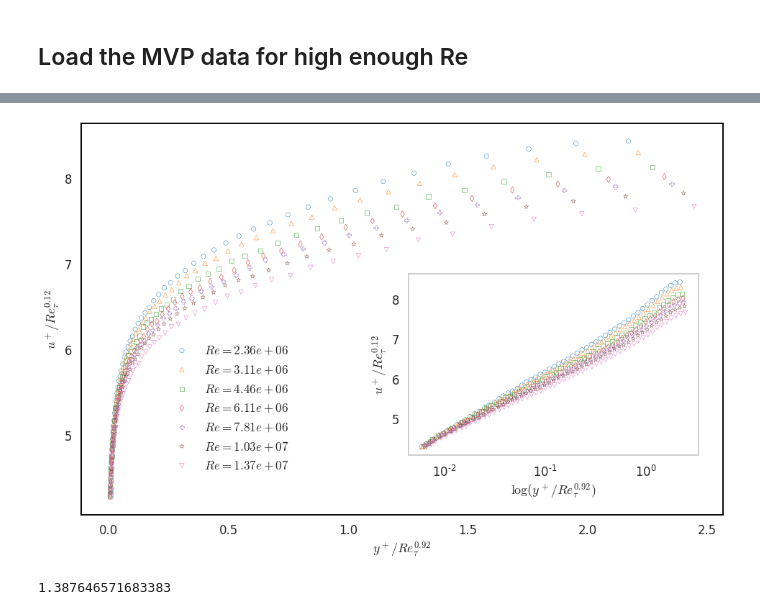
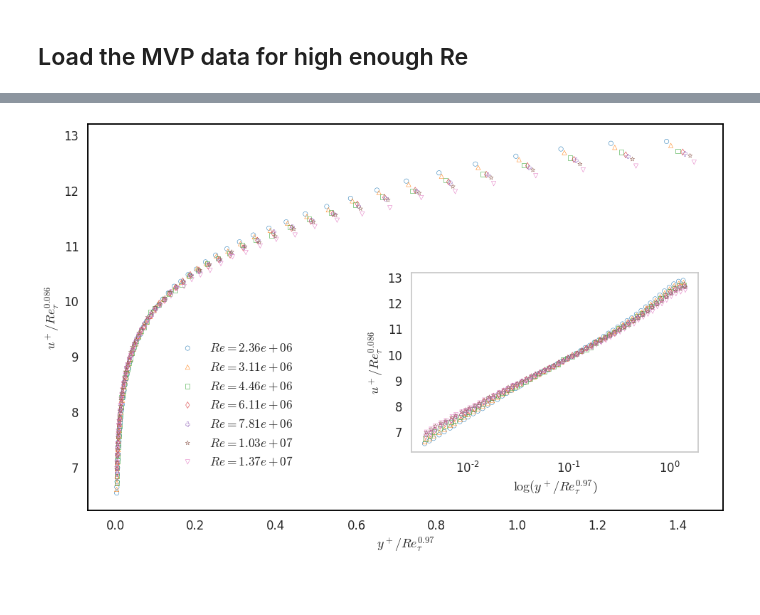
Before and after one commit to gabrielsanfins/BarenNet, a Jupyter notebook: src/notebooks/BarenNet_Extreme_Re_Log.ipynb, the cells around one changed output, grey strips where cells are left out. Drawn from its saved outputs; the diff is of its cells as text; code cells hidden in the pictures; blank space fills up the shorter version.

```diff
--- a/src/notebooks/BarenNet_Extreme_Re_Log.ipynb
+++ b/src/notebooks/BarenNet_Extreme_Re_Log.ipynb
@@ -78,10 +99,11 @@ ytrain = pd.DataFrame.from_dict(dic_y).values
 loss = 'mean_squared_error'
 optimizer = 'adam'
 best_loss = 50.0
-n_fits = 20                       # Number of model fits we will try to perform
+n_fits = 50                       # Number of model fits we will try to perform
 n_epochs_initial = 100           # Number of epochs we will train inside the loop
 n_epochs_final = 10000            # Number of epochs we will train after convergence is established
 successfull_tries = 0
+models = []
 
 # model = Create_Similarity_Model(n_nonsimilar = n_nonsimilar, n_similar = n_similar)
 # model.compile(loss = loss, optimizer = optimizer)
@@ -96,6 +118,7 @@ while successfull_tries < n_fits:
         successfull_tries += 1
         model.fit(xtrain, ytrain, epochs = n_epochs_final, verbose = 0)
         good_loss = model.evaluate(xtrain, ytrain, verbose = 0)
+        models.append(model)
         print("Iteration " + str(successfull_tries) + ": current loss = " + str(good_loss))
         if good_loss < best_loss:
             best_model = model
@@ -165,0 +345,19 @@ Exponents multiplicating outside the function: [0.12577857]
+# %%
+j = 0
+
+for model in models:
+
+    for i in range(n_nonsimilar):
+        similarity_exponents = model.get_layer('similarity_layer_' + str(i+1)).weights[0][0].numpy()
+        print('Exponents multiplicating inside the function for model ' + str(j) + ' in ' + nonsimilar_keys[i] + ': ' + str(similarity_exponents))
+
+    multiplication_exponents = model.get_layer('multiplication_layer').weights[0][0].numpy()
+    print('Exponents multiplicating outside the function for model ' + str(j) + ': '  + str(multiplication_exponents))
+    j += 1
+
+for i in range(n_nonsimilar):
+    similarity_exponents = best_model.get_layer('similarity_layer_' + str(i+1)).weights[0][0].numpy()
+    print('Exponents multiplicating inside the function for  best model: ' + nonsimilar_keys[i] + ': ' + str(similarity_exponents))
+
+multiplication_exponents = best_model.get_layer('multiplication_layer').weights[0][0].numpy()
+print('Exponents multiplicating outside the function for best model: '  + str(multiplication_exponents))
@@ -166,6 +382,6 @@ Exponents multiplicating outside the function: [0.12577857]
 # %%
-scaling_factor_y = - similarity_exponents
-scaling_factor_u = multiplication_exponents
+scaling_factor_y = 0.97
+scaling_factor_u = 0.086
 
 y__ = []
 u__ = []
@@ -185,41 +401,36 @@ ax2 = fig.add_axes([left, bottom, width, height])
 
 colors = matplotlib.cm.tab10(np.linspace(0, 1, 10))
 markers=['o','^','s','d','P','*','v','X','<']
 line_width = 0.5
 
 j=0
 for i in range(len(dfs)):
     ax1.scatter(y__[i][:-1] , u__[i][:-1] , s=40 , linewidth = line_width , facecolors='none', color = colors[i], marker = markers[j%len(markers)], label = r'$Re= $'+r'${:.2e}$'.format(Re[i]))
     j+=1
 
 j=0
 for i in range(len(dfs)):
     ax2.scatter(y__[i][:-1] , u__[i][:-1] , s=40 , linewidth = line_width, facecolors = 'none', color = colors[i] , marker = markers[j%len(markers)], label = 'Mck, Re= '+'{:.2e}'.format(Re[i]))
     j+=1
 
 font = font_manager.FontProperties(family='DejaVu Sans',
                                    weight='roman',
                                    style='normal', size = 'xx-large', stretch = 'ultra-condensed')
 
 ax1.legend(bbox_to_anchor=(0.13, 0.45), loc = 'upper left', edgecolor = 'white', framealpha = 0, prop = font, borderaxespad=0.)
-ax1.set_xlabel(r"$y^+/Re_\tau^{0.92}$")
-ax1.set_ylabel(r'$u^+/Re_\tau^{0.12}$')
+ax1.set_xlabel(r"$y^+/Re_\tau^{0.97}$")
+ax1.set_ylabel(r'$u^+/Re_\tau^{0.086}$')
 #ax1.set_ylim([2,15])
 ax1.grid(False)
 ax1.spines['bottom'].set_color('black')
 ax1.spines['top'].set_color('black')
 ax1.spines['left'].set_color('black')
 ax1.spines['right'].set_color('black')
-ax2.set_xlabel(r"$\log(y^+/Re_\tau^{0.92})$")
-ax2.set_ylabel(r'$u^+/Re_\tau^{0.12}$')
+ax2.set_xlabel(r"$\log(y^+/Re_\tau^{0.97})$")
+ax2.set_ylabel(r'$u^+/Re_\tau^{0.086}$')
 ax2.set_xscale('log')
 #ax2.set_xlim([0.01,1])
 ax2.grid(False)
-plt.savefig('Figures/BarenNet exponents for log layer.pdf', format='pdf', dpi=1200)
-plt.show()
+plt.savefig('Figures/BarenNet exponents for log layer (High Reynolds).pdf', format='pdf', dpi=1200)
 # %% [output]
-[figure, old version]
+[figure, new version]
-# %%
-13000000 ** 0.02
-# %% [output]
-1.387646571683383
```
Also changed, not shown: parts of 14 cells of this notebook.
